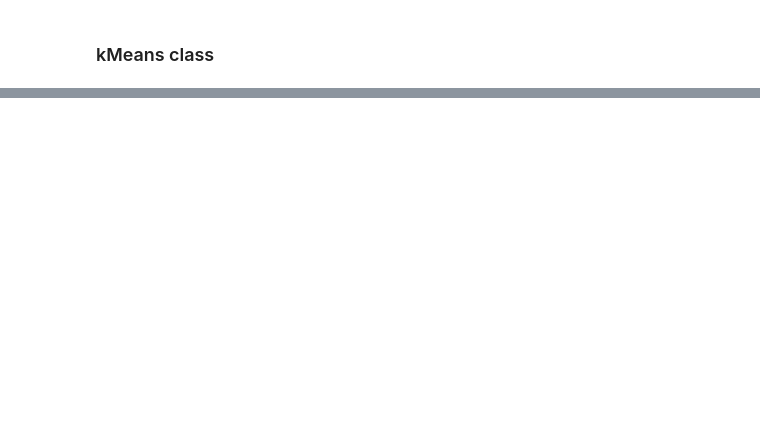
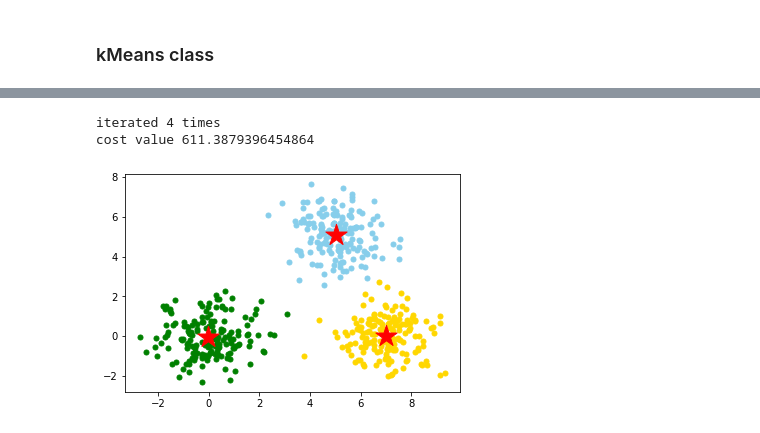
Before and after one commit to Yao-14/ML-DL_NWPU, a Jupyter notebook: 1_machine_learning_class/3_kmeans/homework/Homework 04 - kMeans.ipynb, the cells around one changed output, grey strips where cells are left out. Saved outputs shown, nothing was run; the diff lists cells and outputs as text; code cells hidden in the pictures; blank space fills up the shorter version.

```diff
--- a/1_machine_learning_class/3_kmeans/homework/Homework 04 - kMeans.ipynb
+++ b/1_machine_learning_class/3_kmeans/homework/Homework 04 - kMeans.ipynb
@@ -66,0 +177,18 @@ from scipy.spatial.distance import cdist
+# %%
+kmc2 = KMeans(data=data2[:, :2], k=3, max_iter=10000, cost_threshold=700)
+kmc2.result()
+print('iterated', kmc2.iter_count, 'times')
+print('cost value', kmc2.cost_value)
+# %% [output]
+iterated 4 times
+cost value 611.3879396454864
+# %%
+colors = ["skyblue", "gold", "green"]
+plt.figure(figsize=(6, 4))
+for (i, k_data), color in zip(kmc2.clusters.items(), colors):
+    centriod = kmc2.centriods[i, :]
+    plt.scatter(k_data[:, 0], k_data[:, 1], marker=".", color=color, s=100, label=str(i))
+    plt.scatter(centriod[0], centriod[1], marker="*", color="red", s=500)
+plt.show()
+# %% [output]
+[figure, added]
```
Also changed, not shown: parts of 10 cells of this notebook.
